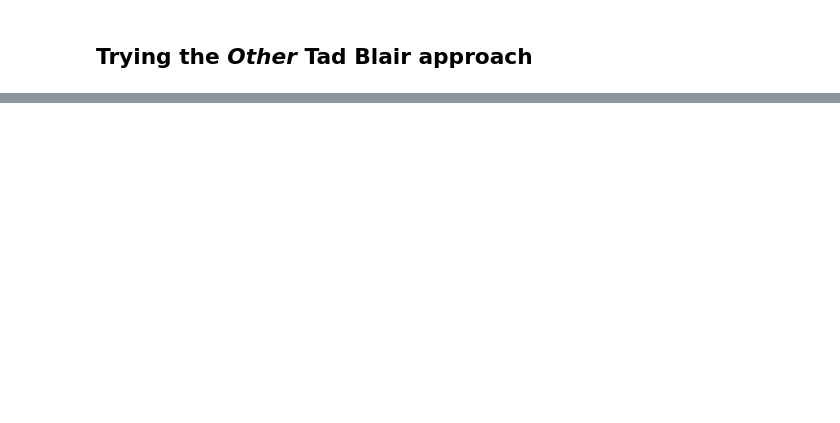
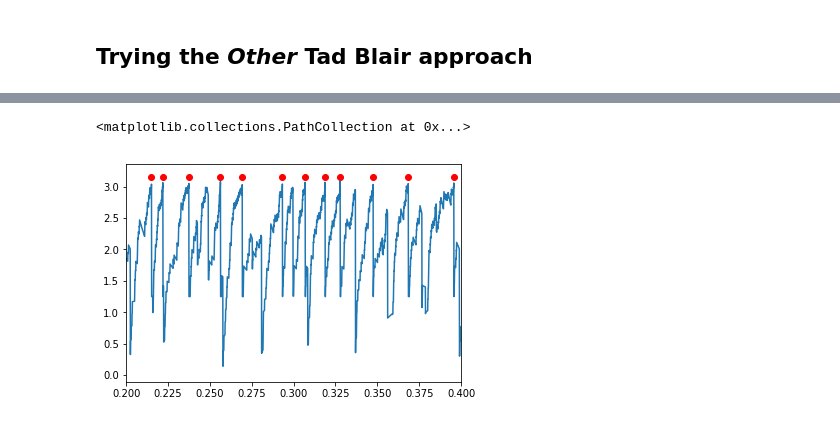
Before and after one commit to acellon/ifat-py, a Jupyter notebook: ifat.ipynb, the cells around one changed output, grey strips where cells are left out. Cells and saved outputs as stored; diff of their text form; code cells hidden in the pictures; blank space fills up the shorter version.

```diff
--- a/ifat.ipynb
+++ b/ifat.ipynb
@@ -287,0 +359,6 @@ plot(e_spmon.t/ms, e_spmon.i,'.');xlim([2000,2500])
+# %%
+plot(e_vmon.t, e_vmon.Vm[0]); xlim([0.2,0.4])
+scatter(e_spmon.t[e_spmon.i==0],3.15*ones(len(e_spmon.t[e_spmon.i==0])),color='r')
+# %% [output]
+<matplotlib.collections.PathCollection at 0x...>
+[figure, added]
```
Also changed, not shown: parts of 23 cells of this notebook, 1 other file.
